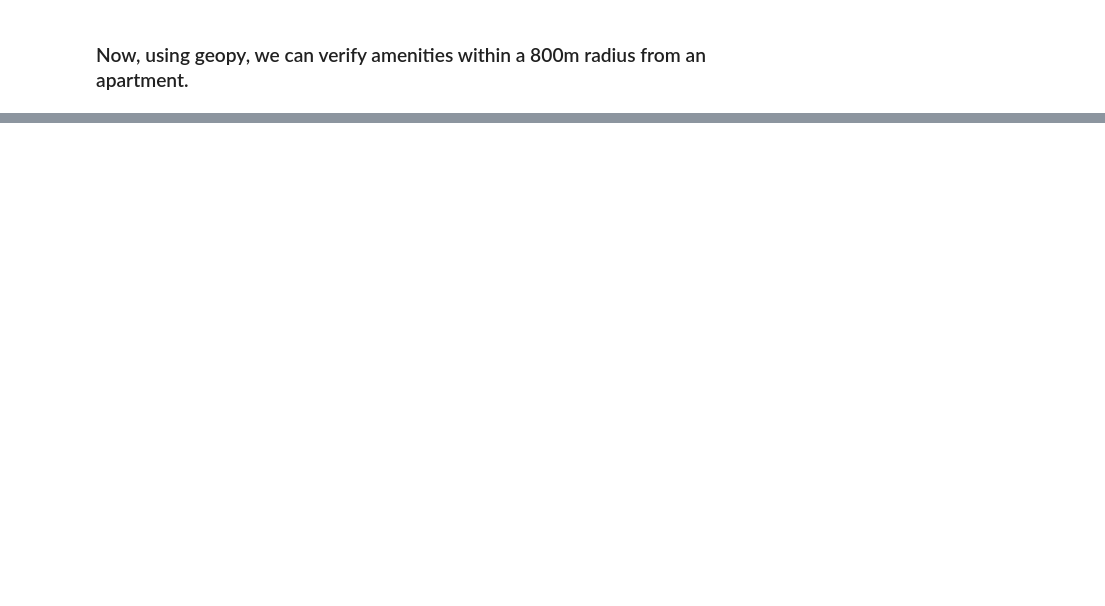
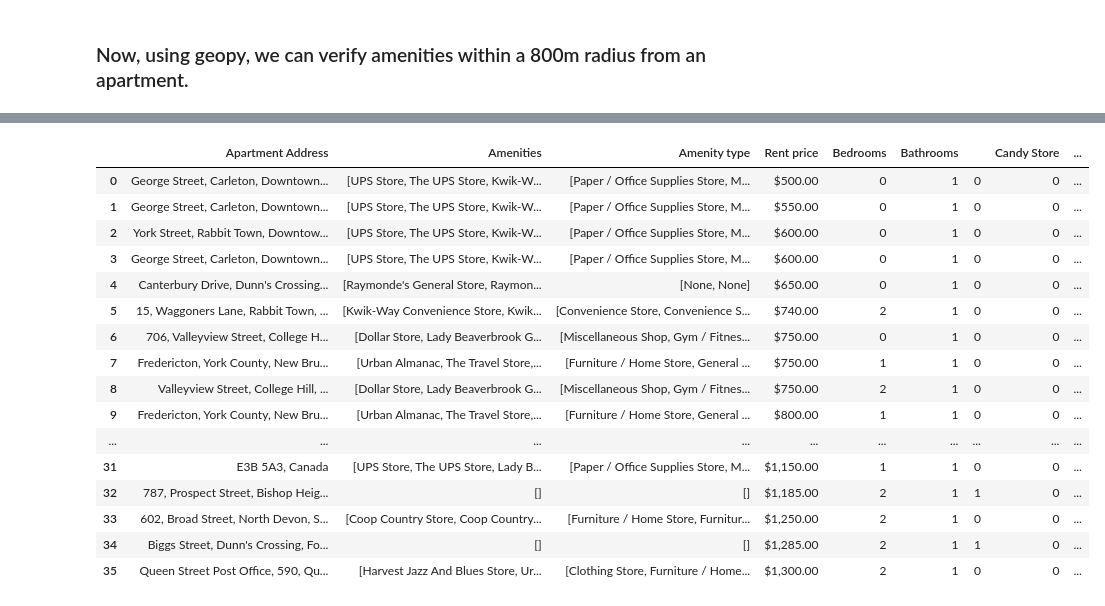
Before and after one commit to carloscaeduardo/Capstone-Project---The-Battle-of-Neighborhoods, a Jupyter notebook: The_apartment_finder.ipynb, the cells around one changed output, grey strips where cells are left out. Saved outputs shown, nothing was run; the diff lists cells and outputs as text; code cells hidden in the pictures; blank space fills up the shorter version.

```diff
--- a/The_apartment_finder.ipynb
+++ b/The_apartment_finder.ipynb
@@ -606,0 +478,6 @@ prepared_amenity
+# %%
+apartment_df = pd.concat([apartment_df,pd.get_dummies(apartment_df[2].apply(pd.Series).stack()).sum(level=0)], axis = 1)
+# %%
+apartment_df = apartment_df.replace({5:{'Bathrooms: 1': 1, 'Bathrooms: 2': 2}})
+
+apartment_df = apartment_df.replace({4:{'Bedrooms: Bachelor/Studio': 0, 'Bedrooms: 1': 1,'Bedrooms: 2': 2}})
@@ -607,2 +486,2 @@ prepared_amenity
 # %%
-apartment_df.rename(columns={0: "Apartment Address", 1: "Amenities",2:"Amenity type", 3:"Rent price", 4:"Bedrooms", 5:"Bathrooms"})
+apartment_df = apartment_df.rename(columns={0: "Apartment Address", 1: "Amenities",2:"Amenity type", 3:"Rent price", 4:"Bedrooms", 5:"Bathrooms"})
@@ -633,0 +488,20 @@ SyntaxError: invalid syntax (<ipython-input-152-4cd50ec948a6>, line 1)
+# %%
+apartment_df
+# %% [output]
+|  | Apartment Address | Amenities | Amenity type | Rent price | Bedrooms | Bathrooms |  | Candy Store | ... |
+| 0 | George Street, Carleton, Downtown... | [UPS Store, The UPS Store, Kwik-W... | [Paper / Office Supplies Store, M... | $500.00 | 0 | 1 | 0 | 0 | ... |
+| 1 | George Street, Carleton, Downtown... | [UPS Store, The UPS Store, Kwik-W... | [Paper / Office Supplies Store, M... | $550.00 | 0 | 1 | 0 | 0 | ... |
+| 2 | York Street, Rabbit Town, Downtow... | [UPS Store, The UPS Store, Kwik-W... | [Paper / Office Supplies Store, M... | $600.00 | 0 | 1 | 0 | 0 | ... |
+| 3 | George Street, Carleton, Downtown... | [UPS Store, The UPS Store, Kwik-W... | [Paper / Office Supplies Store, M... | $600.00 | 0 | 1 | 0 | 0 | ... |
+| 4 | Canterbury Drive, Dunn's Crossing... | [Raymonde's General Store, Raymon... | [None, None] | $650.00 | 0 | 1 | 0 | 0 | ... |
+| 5 | 15, Waggoners Lane, Rabbit Town, ... | [Kwik-Way Convenience Store, Kwik... | [Convenience Store, Convenience S... | $740.00 | 2 | 1 | 0 | 0 | ... |
+| 6 | 706, Valleyview Street, College H... | [Dollar Store, Lady Beaverbrook G... | [Miscellaneous Shop, Gym / Fitnes... | $750.00 | 0 | 1 | 0 | 0 | ... |
+| 7 | Fredericton, York County, New Bru... | [Urban Almanac, The Travel Store,... | [Furniture / Home Store, General ... | $750.00 | 1 | 1 | 0 | 0 | ... |
+| 8 | Valleyview Street, College Hill, ... | [Dollar Store, Lady Beaverbrook G... | [Miscellaneous Shop, Gym / Fitnes... | $750.00 | 2 | 1 | 0 | 0 | ... |
+| 9 | Fredericton, York County, New Bru... | [Urban Almanac, The Travel Store,... | [Furniture / Home Store, General ... | $800.00 | 1 | 1 | 0 | 0 | ... |
+| ... | ... | ... | ... | ... | ... | ... | ... | ... | ... |
+| 31 | E3B 5A3, Canada | [UPS Store, The UPS Store, Lady B... | [Paper / Office Supplies Store, M... | $1,150.00 | 1 | 1 | 0 | 0 | ... |
+| 32 | 787, Prospect Street, Bishop Heig... | [] | [] | $1,185.00 | 2 | 1 | 1 | 0 | ... |
+| 33 | 602, Broad Street, North Devon, S... | [Coop Country Store, Coop Country... | [Furniture / Home Store, Furnitur... | $1,250.00 | 2 | 1 | 0 | 0 | ... |
+| 34 | Biggs Street, Dunn's Crossing, Fo... | [] | [] | $1,285.00 | 2 | 1 | 1 | 0 | ... |
+| 35 | Queen Street Post Office, 590, Qu... | [Harvest Jazz And Blues Store, Ur... | [Clothing Store, Furniture / Home... | $1,300.00 | 2 | 1 | 0 | 0 | ... |
```
Also changed, not shown: parts of 30 cells of this notebook.
